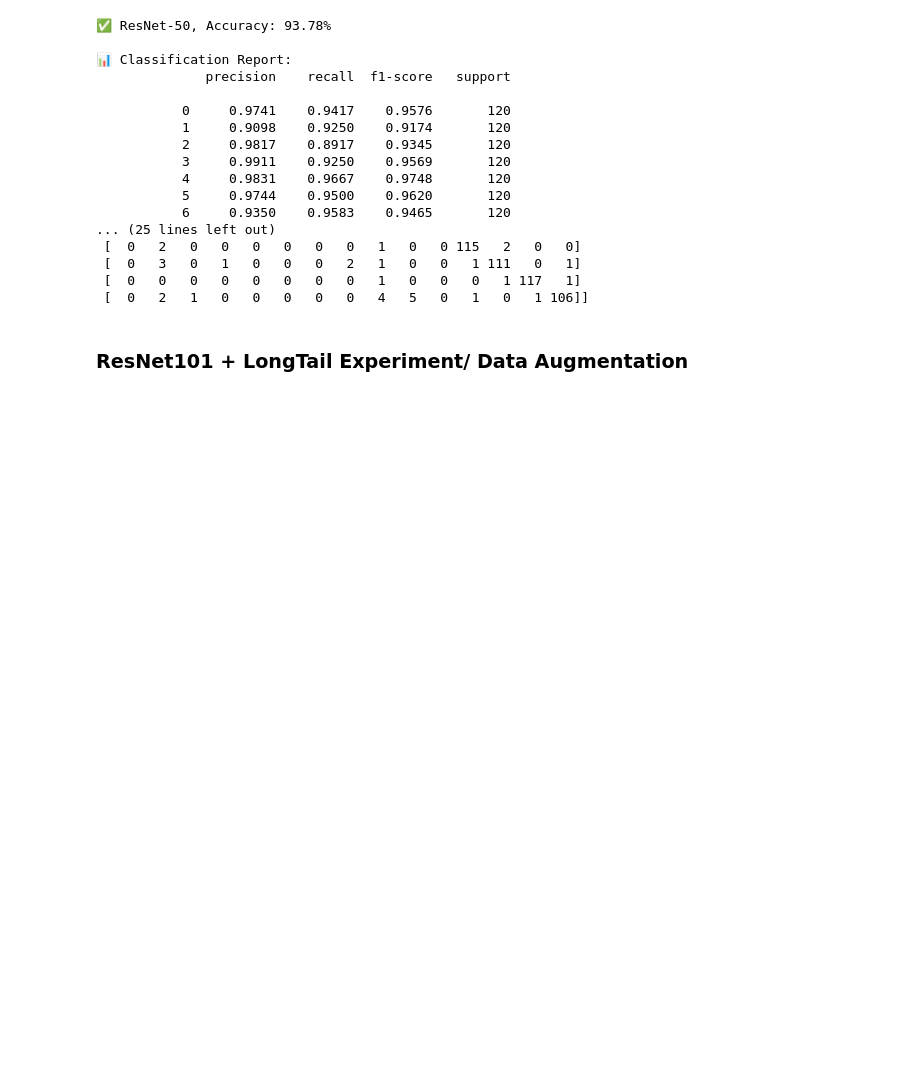
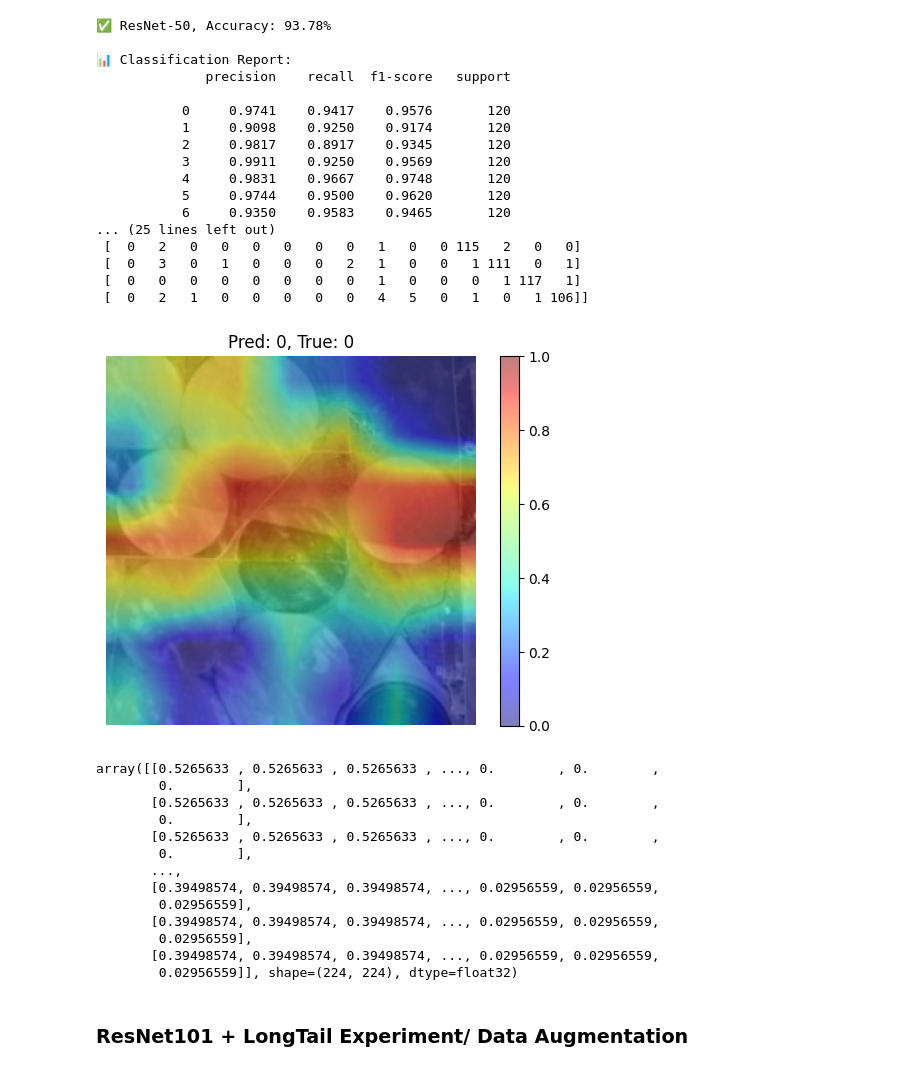
Before and after one commit to JuneY-Y/COMP9517_GW, a Jupyter notebook: ResNet_Model.ipynb, the cells around one changed output. Cells and saved outputs as stored; diff of their text form; code cells hidden in the pictures; blank space fills up the shorter version.

```diff
--- a/ResNet_Model.ipynb
+++ b/ResNet_Model.ipynb
@@ -225,6 +235,23 @@ testModel(50,test_loader_origin,'aug')
  [  0   3   0   1   0   0   0   2   1   0   0   1 111   0   1]
  [  0   0   0   0   0   0   0   0   1   0   0   0   1 117   1]
  [  0   2   1   0   0   0   0   0   4   5   0   1   0   1 106]]
+# %%
+attention_map(50,test_loader_origin,'aug')
+# %% [output]
+[figure, added]
+array([[0.5265633 , 0.5265633 , 0.5265633 , ..., 0.        , 0.        ,
+        0.        ],
+       [0.5265633 , 0.5265633 , 0.5265633 , ..., 0.        , 0.        ,
+        0.        ],
+       [0.5265633 , 0.5265633 , 0.5265633 , ..., 0.        , 0.        ,
+        0.        ],
+       ...,
+       [0.39498574, 0.39498574, 0.39498574, ..., 0.02956559, 0.02956559,
+        0.02956559],
+       [0.39498574, 0.39498574, 0.39498574, ..., 0.02956559, 0.02956559,
+        0.02956559],
+       [0.39498574, 0.39498574, 0.39498574, ..., 0.02956559, 0.02956559,
+        0.02956559]], shape=(224, 224), dtype=float32)
 # %% [markdown]
 ### ResNet101 + LongTail Experiment/ Data Augmentation
 # %%
```
Also changed, not shown: parts of 2 cells of this notebook, 2 other files.
